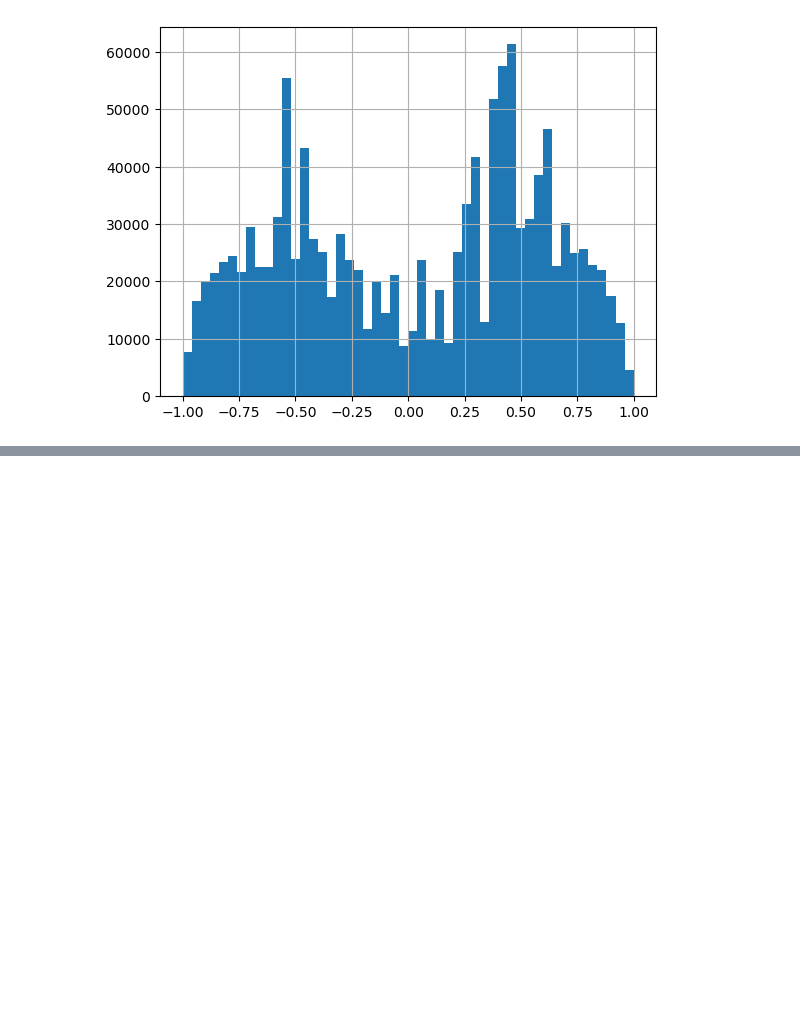
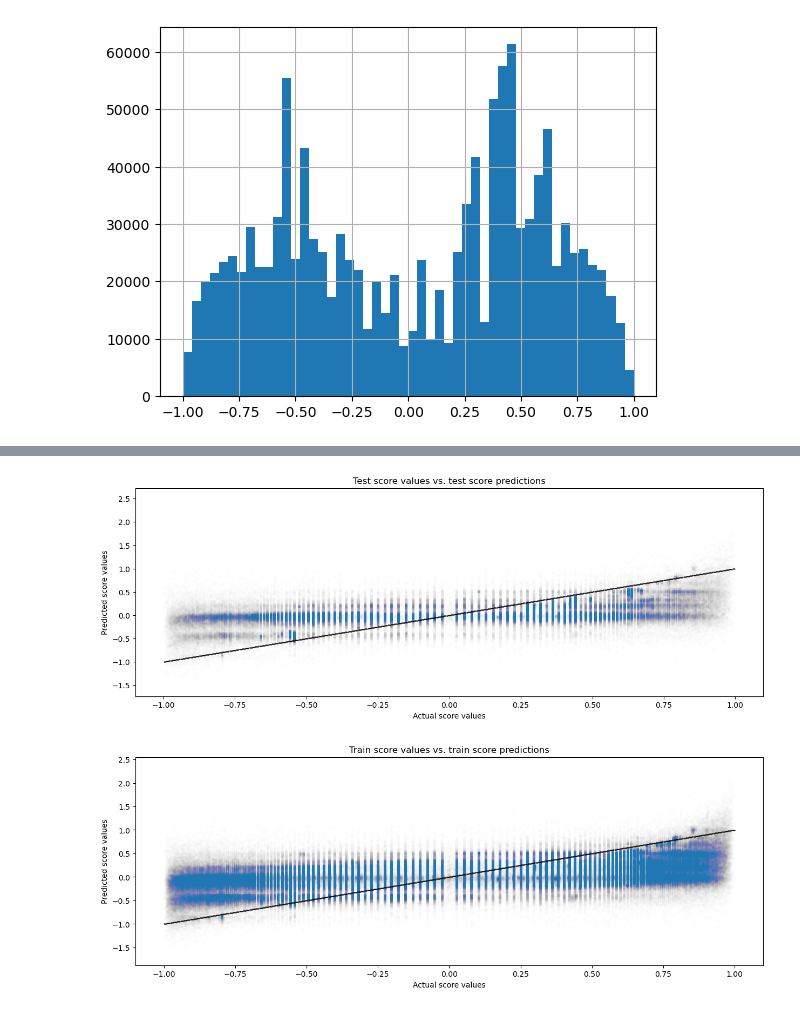
Before and after one commit to Jellohub/political_sentiment_analysis, a Jupyter notebook: final_notebook.ipynb, the cells around one changed output, grey strips where cells are left out. Saved outputs shown, nothing was run; the diff lists cells and outputs as text; code cells hidden in the pictures; blank space fills up the shorter version.

```diff
--- a/final_notebook.ipynb
+++ b/final_notebook.ipynb
@@ -855,0 +859,5 @@ analyze_model(trigram_results)
+# %%
+actual_predicted_scatterplot(unigram_results, "score")
+# %% [output]
+[figure, added]
+[figure, added]
```
Also changed, not shown: parts of 50 cells of this notebook, 4 other files.
